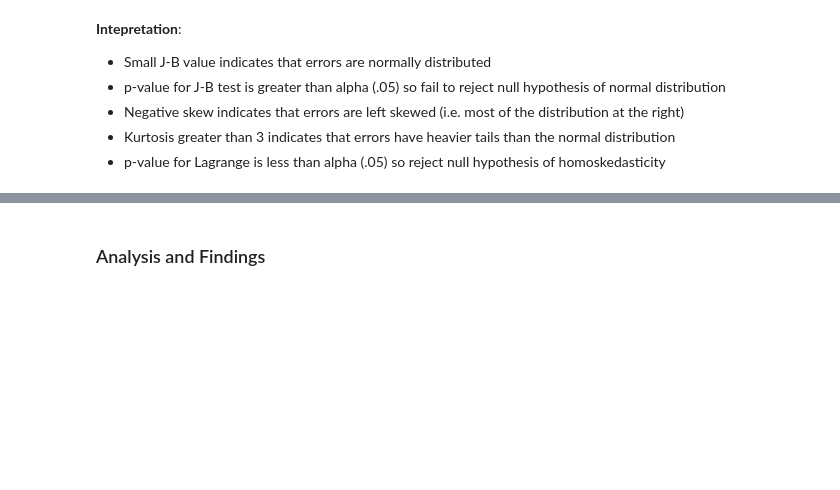
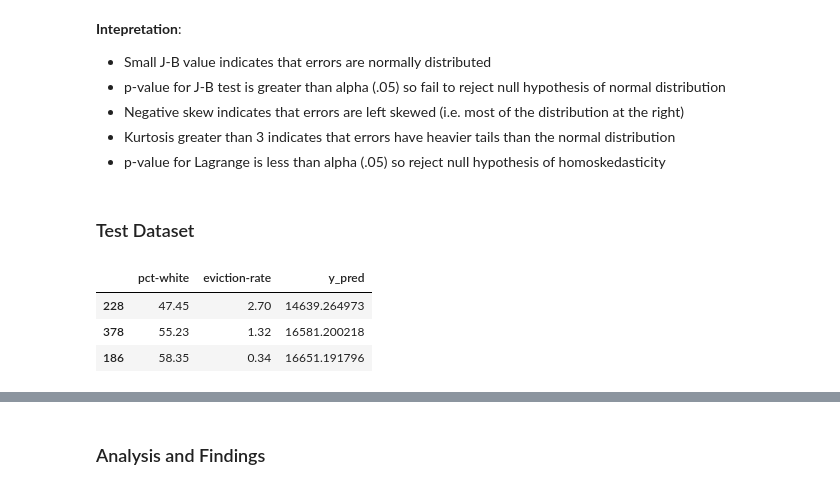
Before and after one commit to NicoleJaneway/dc-eviction-regression, a Jupyter notebook: technical_notebook.ipynb, the cells around one changed output, grey strips where cells are left out. Saved outputs shown, nothing was run; the diff lists cells and outputs as text; code cells hidden in the pictures; blank space fills up the shorter version.

```diff
--- a/technical_notebook.ipynb
+++ b/technical_notebook.ipynb
@@ -174,3 +175,5 @@ Tests of heteroskedasticty of residuals:
 - p-value for Lagrange is less than alpha (.05) so reject null hypothesis of homoskedasticity
 # %%
 %run python_files/regression
+# %% [markdown]
+### Test Dataset
@@ -176,0 +182,9 @@ Tests of heteroskedasticty of residuals:
+# %%
+values_table = pd.concat([X_test['pct-white'], y_test['eviction-rate'], y_pred], axis=1)
+values_table.rename(columns={0:'y_pred'}, inplace=True)
+values_table.head(3)
+# %% [output]
+|  | pct-white | eviction-rate | y_pred |
+| 228 | 47.45 | 2.70 | 14639.264973 |
+| 378 | 55.23 | 1.32 | 16581.200218 |
+| 186 | 58.35 | 0.34 | 16651.191796 |
```
Also changed, not shown: parts of 8 cells of this notebook, 1 other file.
